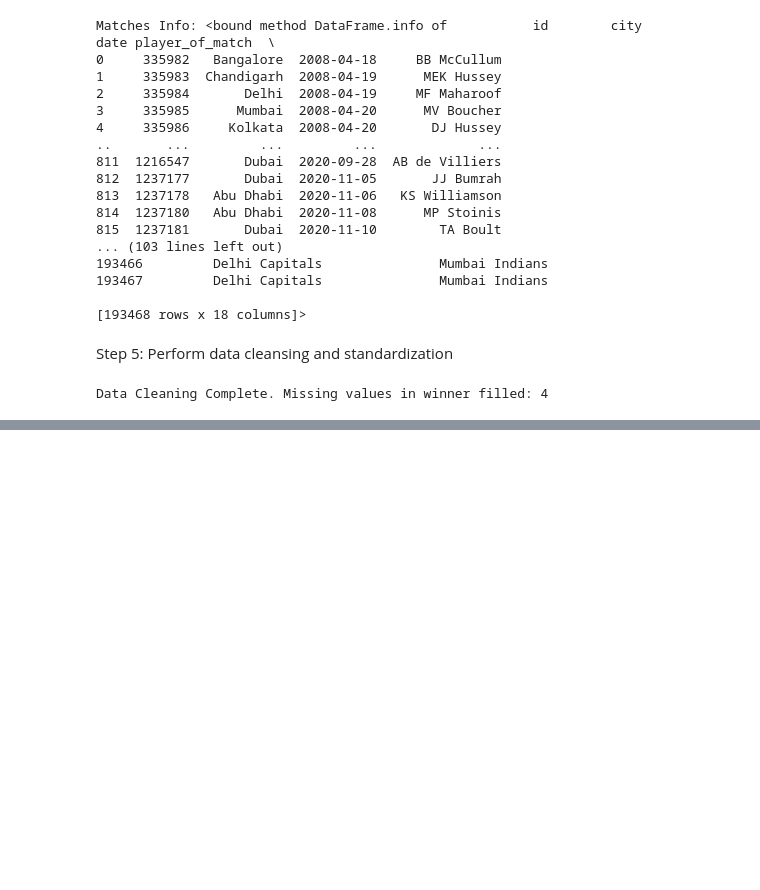
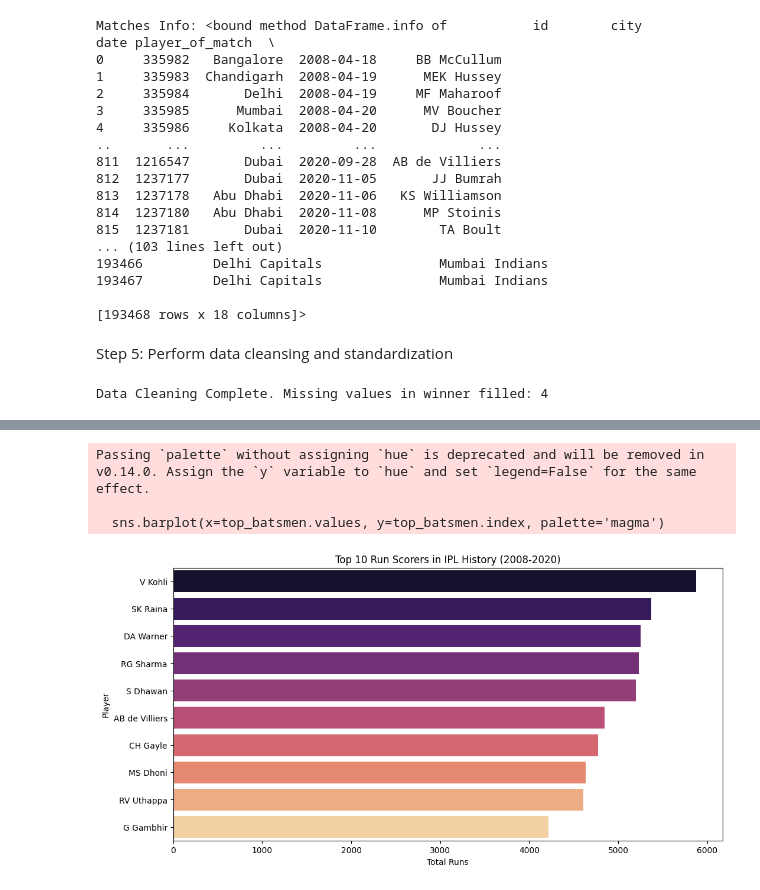
Before and after one commit to arunjthilak80/Data-Science-Projects, a Jupyter notebook: IPL_Dataset.ipynb, the cells around one changed output, grey strips where cells are left out. Saved outputs shown, nothing was run; the diff lists cells and outputs as text; code cells hidden in the pictures; blank space fills up the shorter version.

```diff
--- a/IPL_Dataset.ipynb
+++ b/IPL_Dataset.ipynb
@@ -91,0 +129,16 @@ Data Cleaning Complete. Missing values in winner filled: 4
+# %%
+# Aggregate total runs scored by each batsman
+top_batsmen = deliveries_df.groupby('batsman')['batsman_runs'].sum().sort_values(ascending=False).head(10)
+
+# Plot top run scorers
+plt.figure(figsize=(12, 6))
+sns.barplot(x=top_batsmen.values, y=top_batsmen.index, palette='magma')
+plt.title('Top 10 Run Scorers in IPL History (2008-2020)')
+plt.xlabel('Total Runs')
+plt.ylabel('Player')
+plt.show()
+# %% [output]
+Passing `palette` without assigning `hue` is deprecated and will be removed in v0.14.0. Assign the `y` variable to `hue` and set `legend=False` for the same effect.
+
+  sns.barplot(x=top_batsmen.values, y=top_batsmen.index, palette='magma')
+[figure, added]
```
Also changed, not shown: parts of 5 cells of this notebook.
